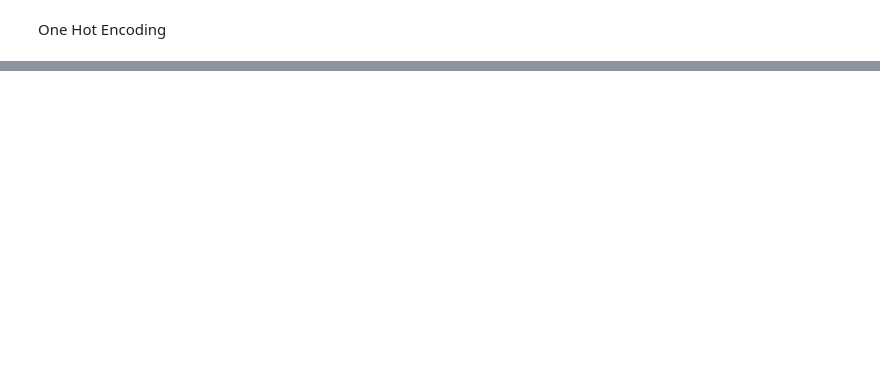
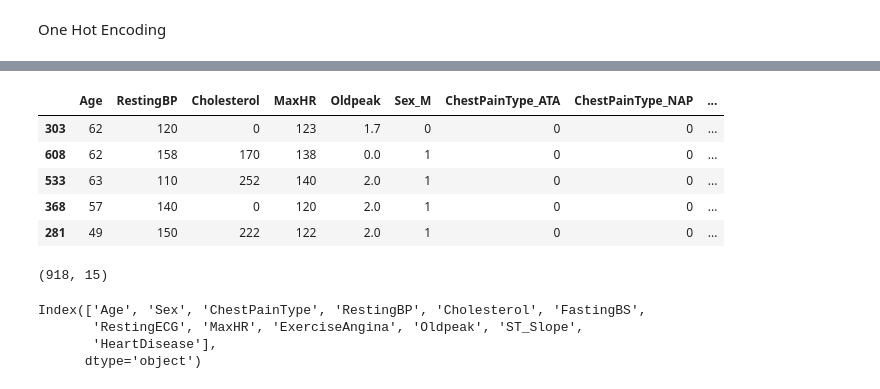
Before and after one commit to Sevinj-joy/LogisticRegressionCodeExamples, a Jupyter notebook: logistic_regression.ipynb, the cells around one changed output, grey strips where cells are left out. Drawn from its saved outputs; the diff is of its cells as text; code cells hidden in the pictures; blank space fills up the shorter version.

```diff
--- a/logistic_regression.ipynb
+++ b/logistic_regression.ipynb
@@ -192,0 +211,21 @@ df_OHE.head(10)
+# %%
+dataframe = pd.concat([df_numerical, df_OHE], axis=1)
+dataframe.sample(5)
+# %% [output]
+|  | Age | RestingBP | Cholesterol | MaxHR | Oldpeak | Sex_M | ChestPainType_ATA | ChestPainType_NAP | ... |
+| 303 | 62 | 120 | 0 | 123 | 1.7 | 0 | 0 | 0 | ... |
+| 608 | 62 | 158 | 170 | 138 | 0.0 | 1 | 0 | 0 | ... |
+| 533 | 63 | 110 | 252 | 140 | 2.0 | 1 | 0 | 0 | ... |
+| 368 | 57 | 140 | 0 | 120 | 2.0 | 1 | 0 | 0 | ... |
+| 281 | 49 | 150 | 222 | 122 | 2.0 | 1 | 0 | 0 | ... |
+# %%
+dataframe.shape
+# %% [output]
+(918, 15)
+# %%
+df.columns
+# %% [output]
+Index(['Age', 'Sex', 'ChestPainType', 'RestingBP', 'Cholesterol', 'FastingBS',
+       'RestingECG', 'MaxHR', 'ExerciseAngina', 'Oldpeak', 'ST_Slope',
+       'HeartDisease'],
+      dtype='object')
```
Also changed, not shown: parts of 15 cells of this notebook.
